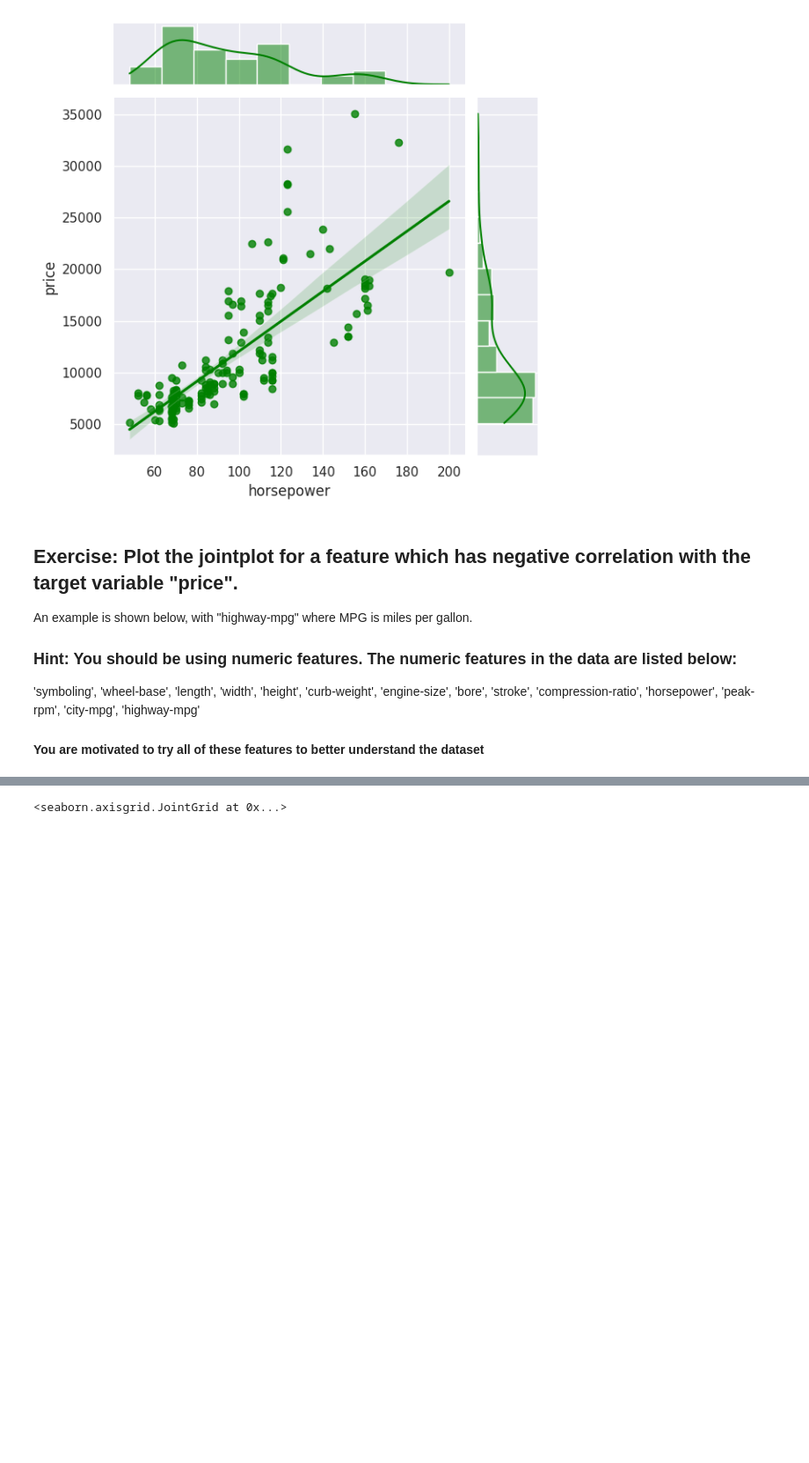
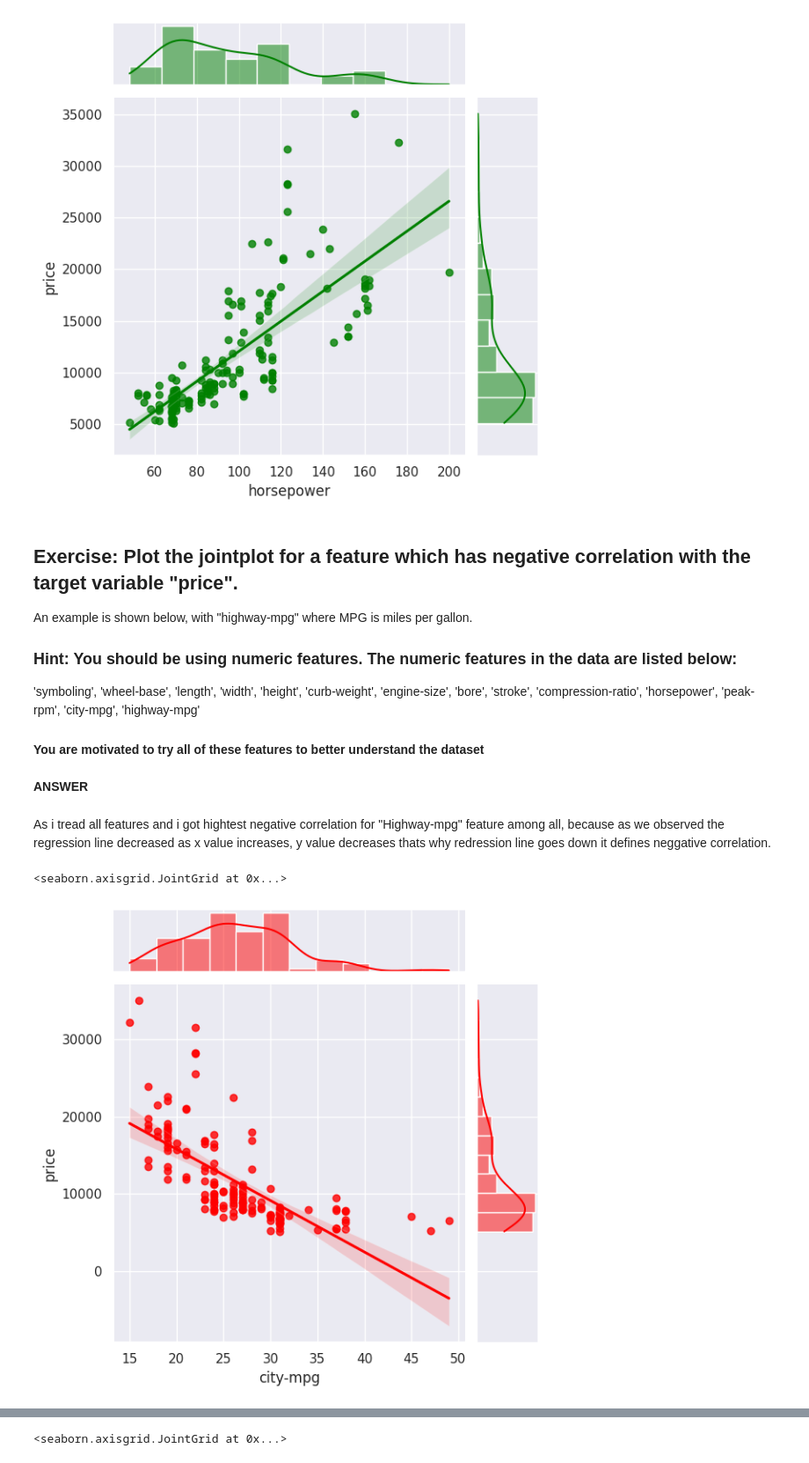
Before and after one commit to jyothika0409/FMML_COURSE_ASSIGNMENT, a Jupyter notebook: Mod2_Lab1.ipynb, the cells around one changed output, grey strips where cells are left out. Shown at 88% size. Drawn from its saved outputs; the diff is of its cells as text; code cells hidden in the pictures; blank space fills up the shorter version.

```diff
--- a/Mod2_Lab1.ipynb
+++ b/Mod2_Lab1.ipynb
@@ -177,3 +177,13 @@ An example is shown below, with "highway-mpg" where MPG is miles per gallon.
 'symboling', 'wheel-base', 'length', 'width', 'height', 'curb-weight', 'engine-size', 'bore', 'stroke', 'compression-ratio', 'horsepower', 'peak-rpm', 'city-mpg', 'highway-mpg'
 
 #### You are motivated to try all of these features to better understand the dataset
+# %% [markdown]
+**ANSWER**
+# %% [markdown]
+As i tread all features and i got hightest negative correlation for "Highway-mpg" feature among all, because as we observed the regression line decreased as x value increases, y value decreases thats why redression line goes down it defines neggative correlation.
+# %%
+feature='city-mpg'
+sns.jointplot(x=pd.to_numeric(X[feature]),y=y,kind='reg',color='red')
+# %% [output]
+<seaborn.axisgrid.JointGrid at 0x...>
+[figure, added]
```
Also changed, not shown: parts of 11 cells of this notebook.
